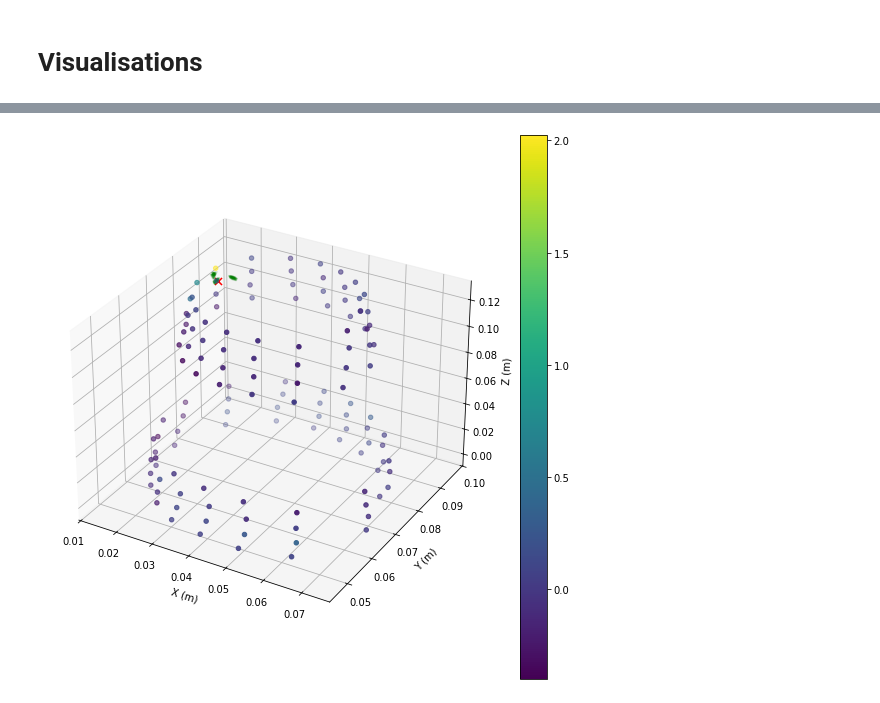
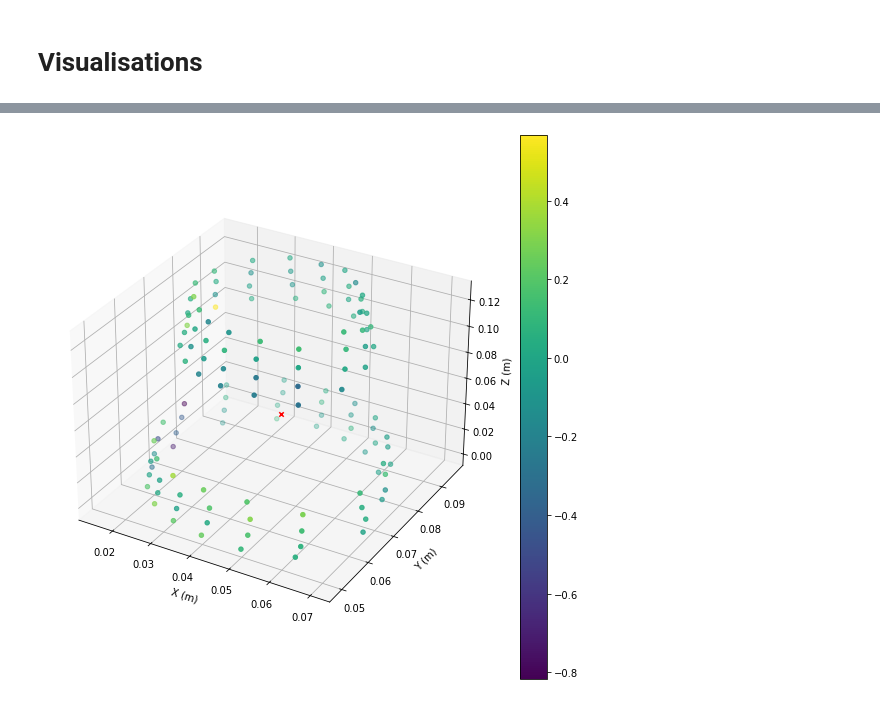
Before and after one commit to Spokhim/CMU_EMGSL, a Jupyter notebook: EMG_pipeline.ipynb, the cells around one changed output, grey strips where cells are left out. Drawn from its saved outputs; the diff is of its cells as text; code cells hidden in the pictures.

```diff
--- a/EMG_pipeline.ipynb
+++ b/EMG_pipeline.ipynb
@@ -72,13 +72,14 @@ MNE_raw = MNE_raw.filter(l_freq=100, h_freq=None, )
 channel_data = MNE_raw['Prox - TRIGGERS'][0][0]-252
 events = tmsi_eventextractor(channel_data)
 event_dict = {'Ext': -2, 'Flex': -6} # Should be correct
-epochs = mne.Epochs(MNE_raw, events, event_dict, baseline=None, preload=True)
+epochs = mne.Epochs(MNE_raw, events, event_dict, tmin=-4, tmax=4, baseline=None, preload=True)
 # Consider setting an average EEG reference across each panel of 32.
 # epochs.set_eeg_reference('average', projection=True)
 # epochs.apply_proj()
 
-noise_cov = mne.compute_covariance(epochs, method='auto', tmin=epochs.tmin, tmax=0.01)
-data_cov = mne.compute_covariance(epochs, method='auto', tmin=0, tmax=epochs.tmax)
+# Set tmin and tmax based on experimental conditions.  In this case, the participant was not moving perfectly to the triggers.
+noise_cov = mne.compute_covariance(epochs, method='auto', tmin=-2, tmax=0.01)
+data_cov = mne.compute_covariance(epochs, method='auto', tmin=1, tmax=epochs.tmax)
 
 # epochs.plot(n_epochs=1, scalings='auto', );
 
@@ -95,6 +96,10 @@ for i in range(128):
     snips = tmp[mask]
     muaps[i,:] = np.mean(snips, axis=0)
 
+# Another alternative to the data
+ext_1 = epochs.get_data(picks='data')[0,:,25030:25070]
+flex_1 = epochs.get_data(picks='data')[0,:,26670:26710]
+
 del MNE_raw, epochs, channel_data, data, tmp, snips
 
 gc.collect()
@@ -133,7 +138,8 @@ selecting best estimator: empirical
 # %%
 # Adjust the fwd to remove some outliers
-fwd[fwd>1e15] = 1e15
+# fwd[fwd>1e15] = 1e15
 # fwd = np.log10(fwd+1)  # this doesn't preserve sign
+fwd[np.isnan(fwd)] = 0 # for the nans
 # %%
 # Beamformer - for online processing
 # N if we want to reduce number of electrodes
@@ -176,7 +186,7 @@ best_index, best_weights, save_arr = best_dipole_infwd(fwd, muaps)
 # Visualisations
 # %%
 # Look at specific timepoint in the source activity - 20 for matlab template waveform, 30 for other one
-source_activity = source_activity_time[:, 30]
+source_activity = source_activity_time[:, 20]
 
 # Faster to reconfigure the scatter points to be in a grid, and then use imshow to plot the activity.
 grid = pos_to_3Dgrid_converter(pos, source_activity, (xscaling, yscaling, zscaling))
@@ -222,34 +234,33 @@ plt.show()
 # %%
 # Plot 3D image of electrode positions and select dipole positions
 
 # Timepoint to plot
-t = 30
-othergoods = np.where(save_arr[:,0,t] < 3)
+t = 20
+# othergoods = np.where(save_arr[:,0,t] < 3)
 
 fig = plt.figure(figsize=(10, 10))
 ax = fig.add_subplot(111, projection='3d')
 
 # Plot the electrode positions
 p = ax.scatter(electrode_pos[:, 0], electrode_pos[:, 1], electrode_pos[:, 2], c=muaps[:,t], marker='o', )
 
-# Other goods
-ax.scatter(pos[othergoods,0], pos[othergoods,1], pos[othergoods,2], c='g', marker='v', s=5, alpha=0.1, )
-
 # Centroid
-# weighted_centroid = find_weighted_centroid(pos, source_activity, fixedorient=False)
-# ax.scatter(weighted_centroid[0], weighted_centroid[1], weighted_centroid[2], c='r', marker='x')
+weighted_centroid = find_weighted_centroid(pos, source_activity, fixedorient=False)
+ax.scatter(weighted_centroid[0], weighted_centroid[1], weighted_centroid[2], c='r', marker='x')
 # Optimal Dipoles
 # ax.scatter(optimal_dipoles[0][:,0], optimal_dipoles[0][:,1], optimal_dipoles[0][:,2],  c='r', marker='x', s=50) #s=np.linalg.norm(optimal_dipoles[1])*1e7
 # Best Dipole
-ax.scatter(pos[best_index[t],0], pos[best_index[t],1], pos[best_index[t],2], c='r', marker='x', s=50, )
+# ax.scatter(pos[best_index[t],0], pos[best_index[t],1], pos[best_index[t],2], c='r', marker='x', s=50, )
+# Other goods
+# ax.scatter(pos[othergoods,0], pos[othergoods,1], pos[othergoods,2], c='g', marker='v', s=5, alpha=0.1, )
 
 fig.colorbar(p, ax=ax)
 
 # Set labels
 ax.set_xlabel('X (m)')
 ax.set_ylabel('Y (m)')
 ax.set_zlabel('Z (m)')
 
 plt.show()
 # %% [output]
-[figure, old version]
+[figure, new version]
```
Also changed, not shown: parts of 5 cells of this notebook, 1 other file.
